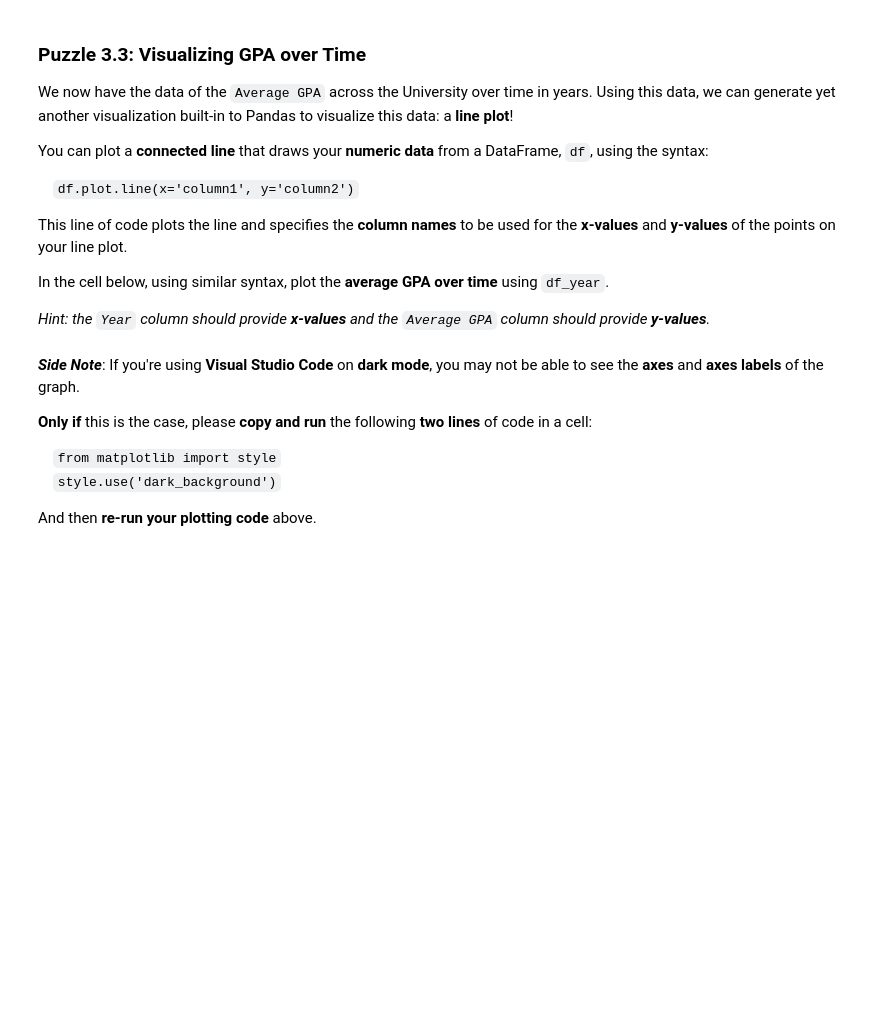
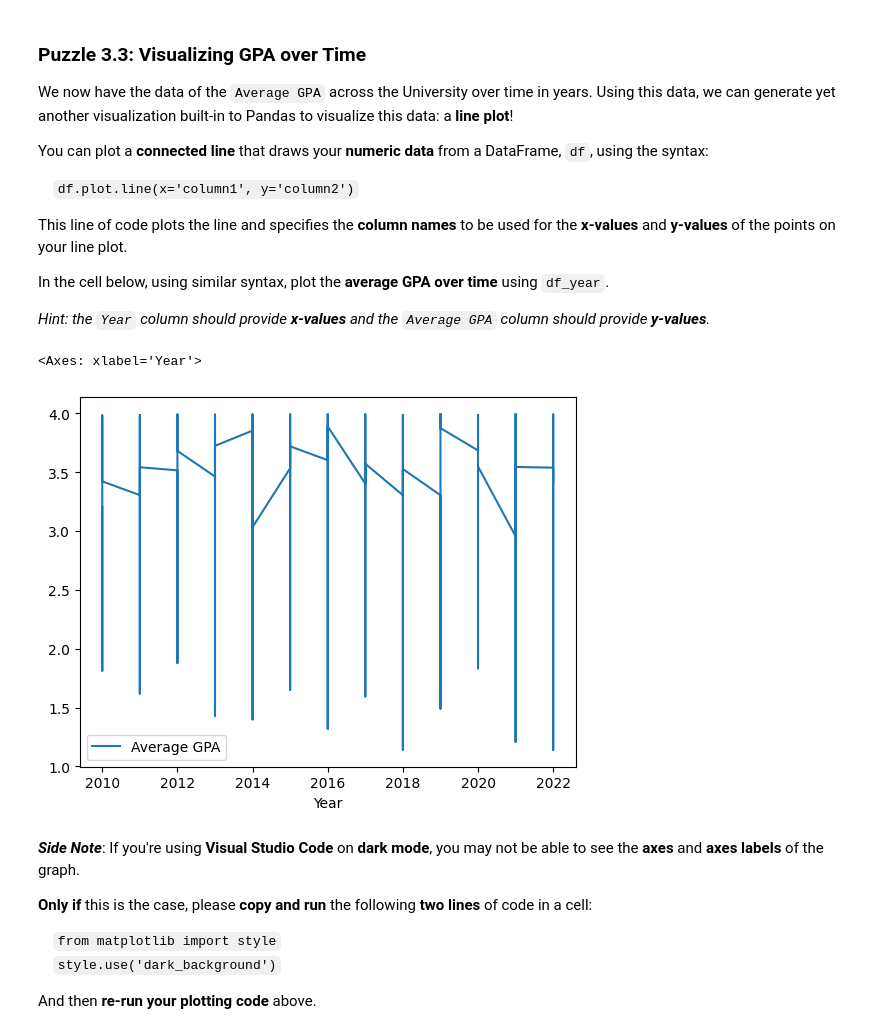
Before and after one commit to refaqat/stat107, a Jupyter notebook: lab_gpa/lab_gpa.ipynb, the cells around one changed output. Drawn from its saved outputs; the diff is of its cells as text; code cells hidden in the pictures; blank space fills up the shorter version.

```diff
--- a/lab_gpa/lab_gpa.ipynb
+++ b/lab_gpa/lab_gpa.ipynb
@@ -55,3 +53,6 @@ Use Python to load this dataset into a DataFrame called `df`:
+# %%
+import pandas as pd
+df = pd.read_csv('https://waf.cs.illinois.edu/discovery/gpa.csv')
 # %% [markdown]
 ### 🔬 Test Case Checkpoint 🔬
 # %%
@@ -77,6 +80,3 @@ Remember:
 - The **weight** of letter grades are as follows: $[A+ = 4.0, A = 4.0, A- = 3.67, \ldots  D- = 0.67, F = 0]$. <br> You can find a full scale at: https://registrar.illinois.edu/courses-grades/explanation-of-grades/
 - The `Students` column of our DataFrame contains the number of students in a course
 - You've done this in your PrarieLearn homework before, now you're doing it for real :)
-# %%
-df['Average GPA'] = ...
-df
@@ -364,3 +524,8 @@ In the cell below, using similar syntax, plot the **average GPA over time** usin
+# %%
+df.plot.line(x ='Year', y='Average GPA')
+# %% [output]
+<Axes: xlabel='Year'>
+[figure, added]
 # %% [markdown]
 ***Side Note***: If you're using **Visual Studio Code** on **dark mode**, you may not be able to see the **axes** and **axes labels** of the graph.
 
```
Also changed, not shown: parts of 44 cells of this notebook, 1 other file.
